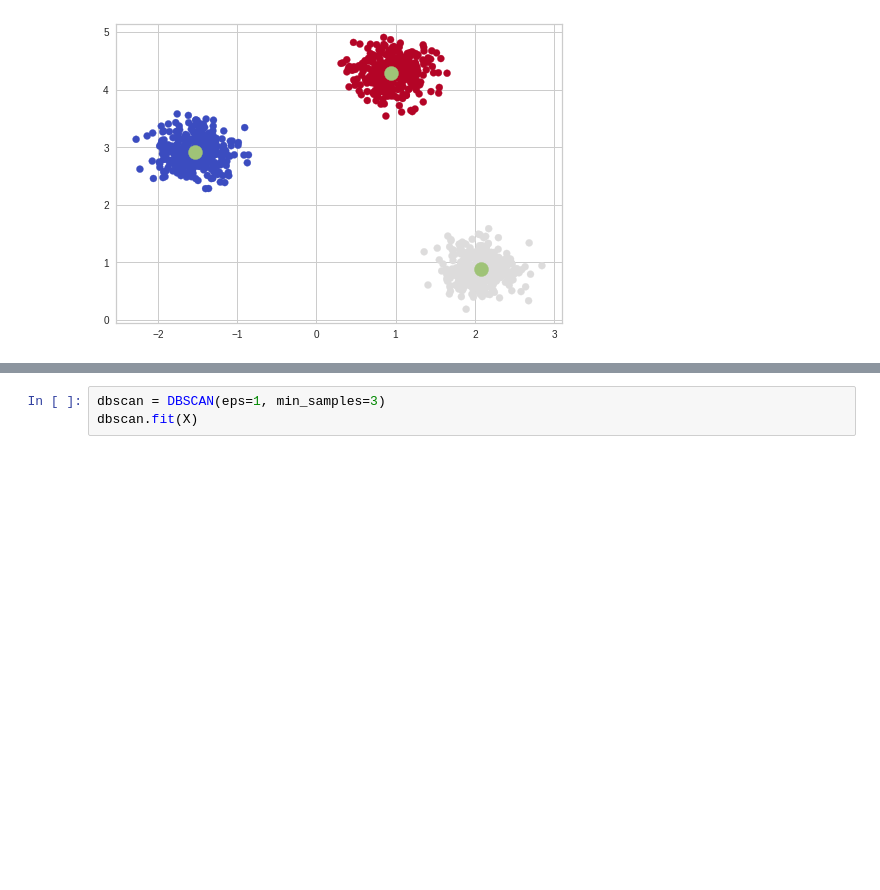
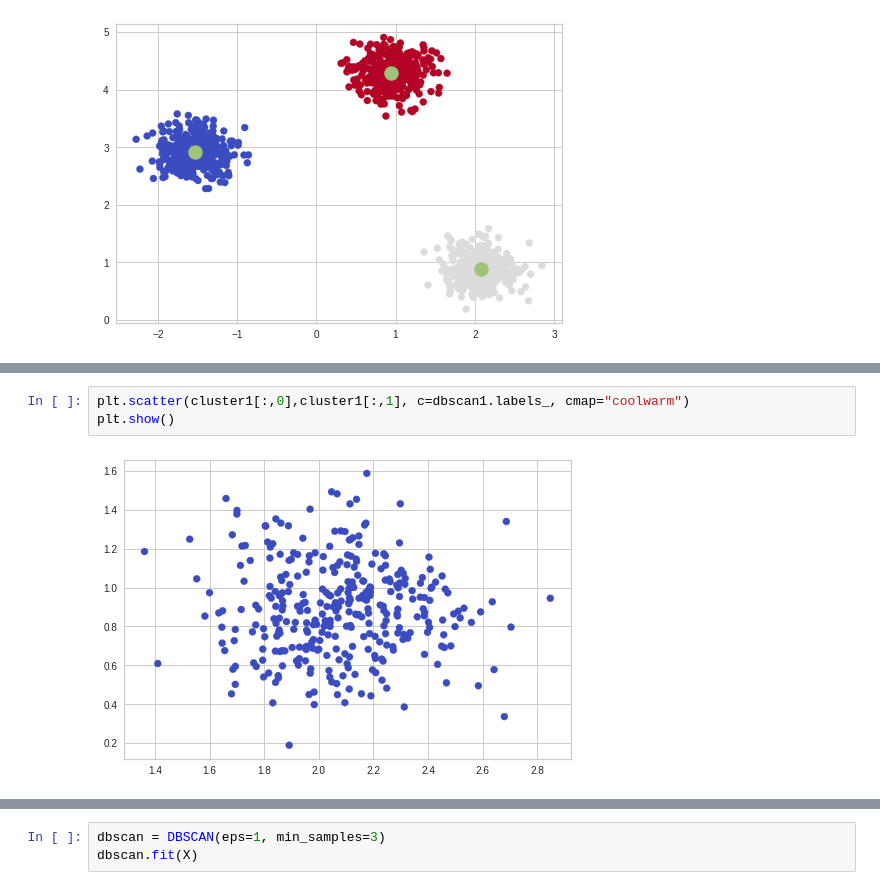
Before and after one commit to MYElmasry/DBSCAN-VS-KMeans, a Jupyter notebook: DBSCAN_VS_KMeans.ipynb, the cells around one changed output, grey strips where cells are left out. Drawn from its saved outputs; the diff is of its cells as text; blank space fills up the shorter version.

```diff
--- a/DBSCAN_VS_KMeans.ipynb
+++ b/DBSCAN_VS_KMeans.ipynb
@@ -67,0 +135,5 @@ plt.show()
+# %%
+plt.scatter(cluster1[:,0],cluster1[:,1], c=dbscan1.labels_, cmap="coolwarm")
+plt.show()
+# %% [output]
+[figure, added]
```
Also changed, not shown: parts of 23 cells of this notebook.
